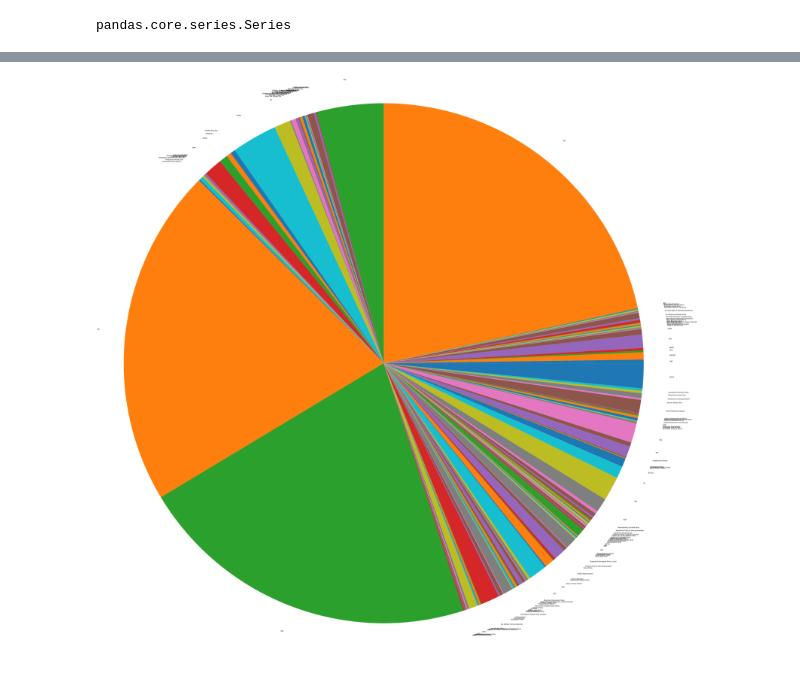
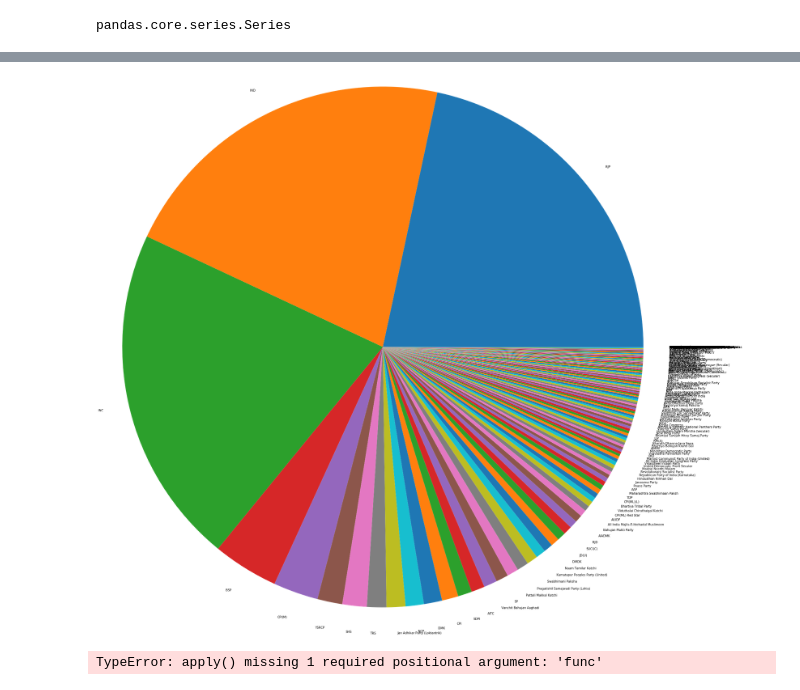
Before and after one commit to mgautam98/lok-sabha-election-2019, a Jupyter notebook: Analysis part 1.ipynb, the cells around one changed output, grey strips where cells are left out. Saved outputs shown, nothing was run; the diff lists cells and outputs as text; code cells hidden in the pictures.

```diff
--- a/Analysis part 1.ipynb
+++ b/Analysis part 1.ipynb
@@ -80,11 +80,14 @@ data.head()
 | 2 | 4 | A Pradeep Kumar | KOZHIKODE | CPI(M) | 1 | 12th Pass | 1,19,15,342 | 20,79,872 |
 | 3 | 16 | A. Raja | NILGIRIS | DMK | 6 | Graduate Professional | 4,95,91,024 | 14,24,914 |
 | 4 | 24 | A.K. Moorthy | ARAKKONAM | Pattali Makkal Katchi | 6 | Post Graduate | 4,60,23,417 | 77,10,578 |
+# %%
+data = pd.read_csv("./PartyAndCriminalCandidates.csv")
 # %%
 sums = data.Cases.groupby(data.Party).sum()
 # %%
+sums = sums.sort_values(ascending=False)
 axis('equal');
-pie(sums, labels=sums.index, radius=20);
+pie(sums, labels=sums.index, radius=10);
 show()
 # %% [output]
-[figure, old version]
+[figure, new version]
@@ -94,0 +101,4 @@ sums.to_csv('partyWiseCriminals.csv', index=False)
+# %%
+nd.
+# %% [output]
+TypeError: apply() missing 1 required positional argument: 'func'
```
Also changed, not shown: parts of 4 cells of this notebook, 2 other files.
